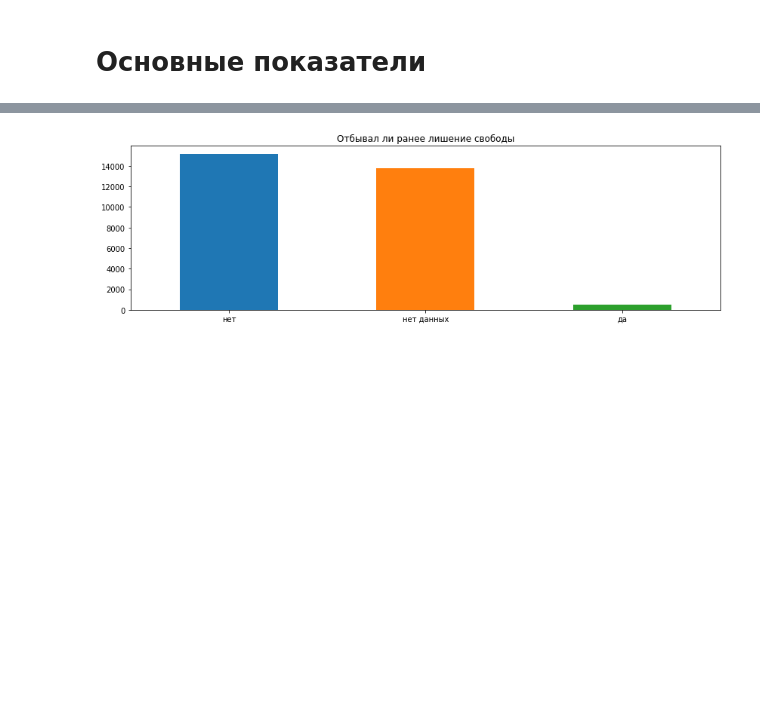
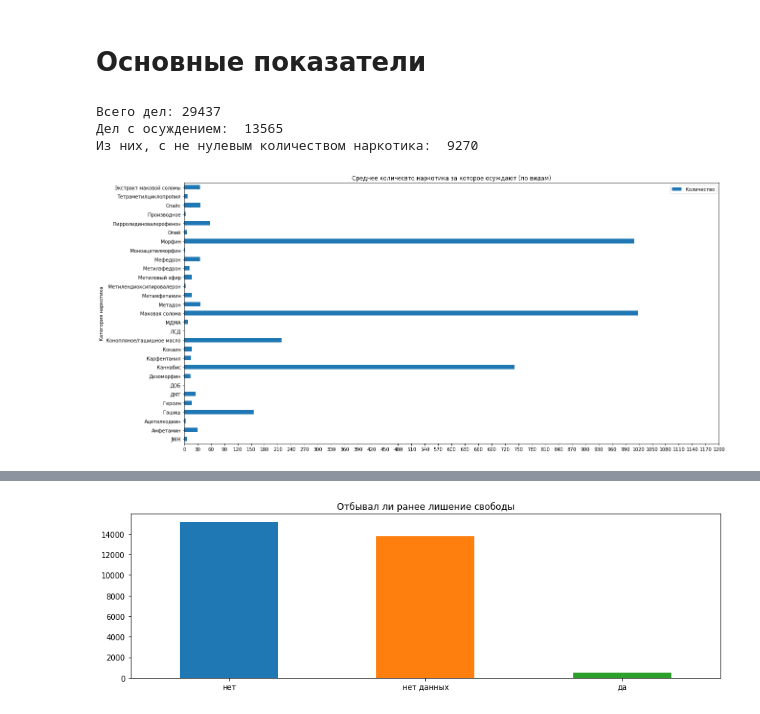
Before and after one commit to tonko22/228_parser, a Jupyter notebook: result_analysis.ipynb, the cells around one changed output, grey strips where cells are left out. Saved outputs shown, nothing was run; the diff lists cells and outputs as text; code cells hidden in the pictures; blank space fills up the shorter version.

```diff
--- a/result_analysis.ipynb
+++ b/result_analysis.ipynb
@@ -17,13 +17,19 @@ df.head(3)
 # %% [markdown]
 # Основные показатели
 # %%
+print("Всего дел:", len(df))
 convicted = df[~df["Срок наказания в месяцах"].str.contains("нет|нет данных")]
 imprisoned = convicted[convicted["Вид наказания"]=="Лишение свободы"]
 print("Дел с осуждением: ", len(imprisoned))
 has_weight = imprisoned.dropna(subset=["Количество"])
-print("Из них, с не нулевым весом: ", len(has_weight))
+print("Из них, с не нулевым количеством наркотика: ", len(has_weight))
 ticks = np.arange(0, 1230, 30)
 has_weight.pivot_table(['Количество'],['Категория наркотика'], aggfunc='mean').plot(
-    kind="barh", figsize=(20,7), xticks=ticks, title="Cреднее количесвто наркотика за которое осуждают (по видам)");
+    kind="barh", figsize=(20,10), xticks=ticks, title="Cреднее количесвто наркотика за которое осуждают (по видам)");
+# %% [output]
+Всего дел: 29437
+Дел с осуждением:  13565
+Из них, с не нулевым количеством наркотика:  9270
+[figure, added]
 # %%
 has_weight.pivot_table(['Количество'],['Категория наркотика'], aggfunc='median').plot(
```
Also changed, not shown: parts of 3 cells of this notebook, 2 other files.
